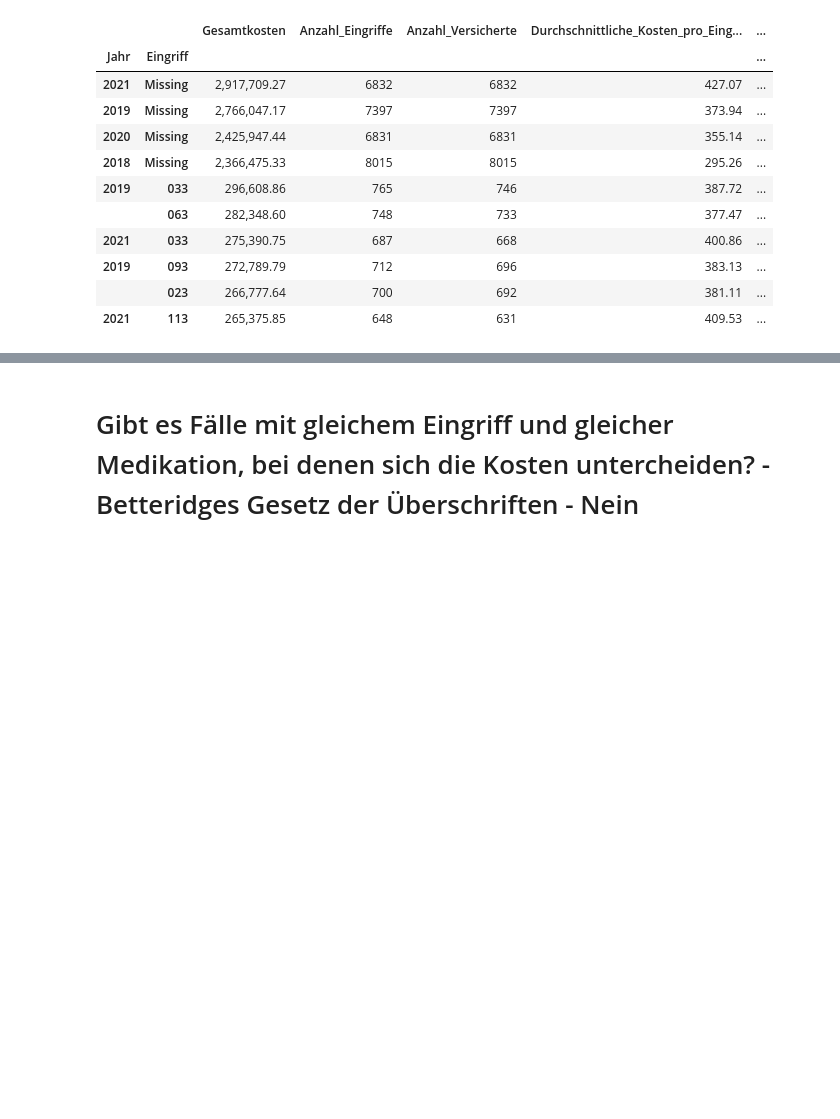
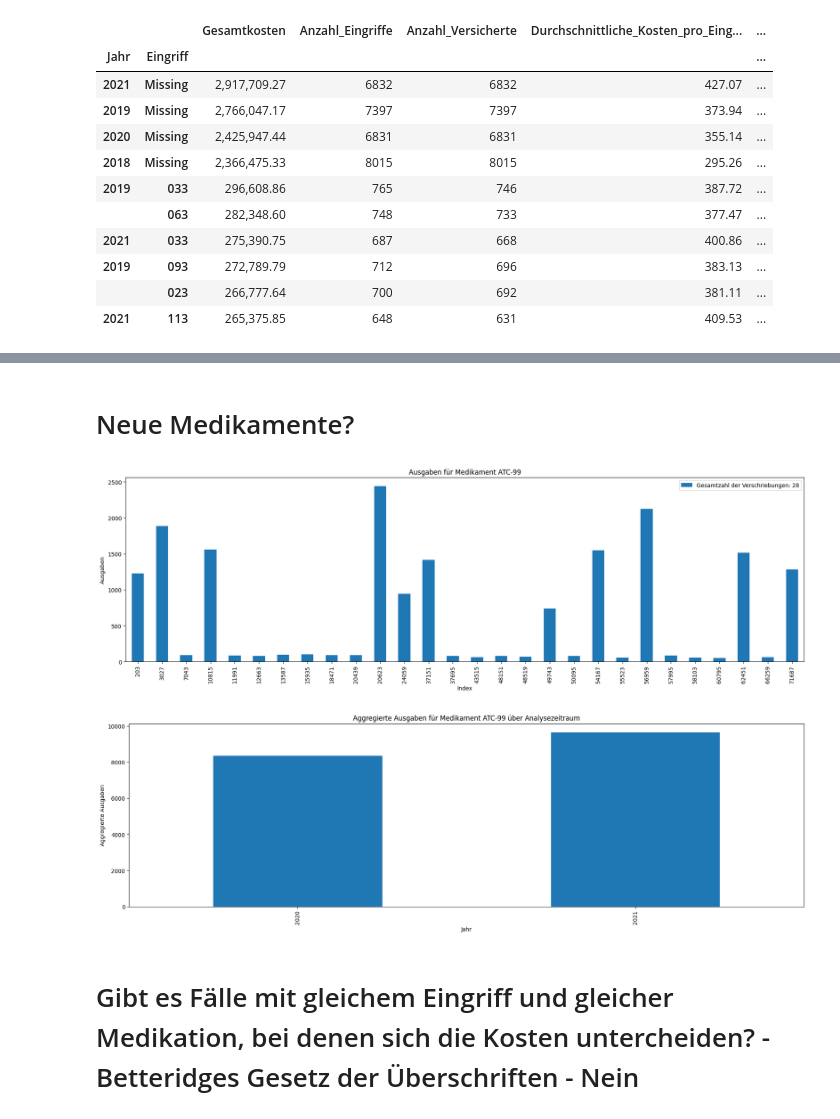
Before and after one commit to sls-mdr/supreme-disco, a Jupyter notebook: data_ralley.ipynb, the cells around one changed output, grey strips where cells are left out. Cells and saved outputs as stored; diff of their text form; code cells hidden in the pictures; blank space fills up the shorter version.

```diff
--- a/data_ralley.ipynb
+++ b/data_ralley.ipynb
@@ -350,3 +386,25 @@ plt.show()
+# %% [markdown]
+# Neue Medikamente?
+# %%
+filtered_missing = df[(df['Eingriff'] == 'Missing') & (df['Diagnose'] == 'Missing') & (df['Medikament'] == '99')]
+total_prescriptions = filtered_missing['Ausgaben'].count()
+filtered_missing['Ausgaben'].plot(kind='bar', figsize=(22, 6))
+plt.title('Ausgaben für Medikament ATC-99')
+plt.legend([f'Gesamtzahl der Verschriebungen: {total_prescriptions}'])
+plt.xlabel('Index')
+plt.ylabel('Ausgaben')
+plt.show()
+
+# Plotten der aggregierten Ausgaben
+aggregated_expenses = filtered_missing.groupby('Jahr')['Ausgaben'].sum()
+aggregated_expenses.plot(kind='bar', figsize=(22, 6))
+plt.title('Aggregierte Ausgaben für Medikament ATC-99 über Analysezeitraum')
+plt.xlabel('Jahr')
+plt.ylabel('Aggregierte Ausgaben')
+plt.show()
+# %% [output]
+[figure, added]
+[figure, added]
 # %% [markdown]
 # Gibt es Fälle mit gleichem Eingriff und gleicher Medikation, bei denen sich die Kosten untercheiden? - Betteridges Gesetz der Überschriften - Nein
 # %%
```
Also changed, not shown: parts of 5 cells of this notebook.
